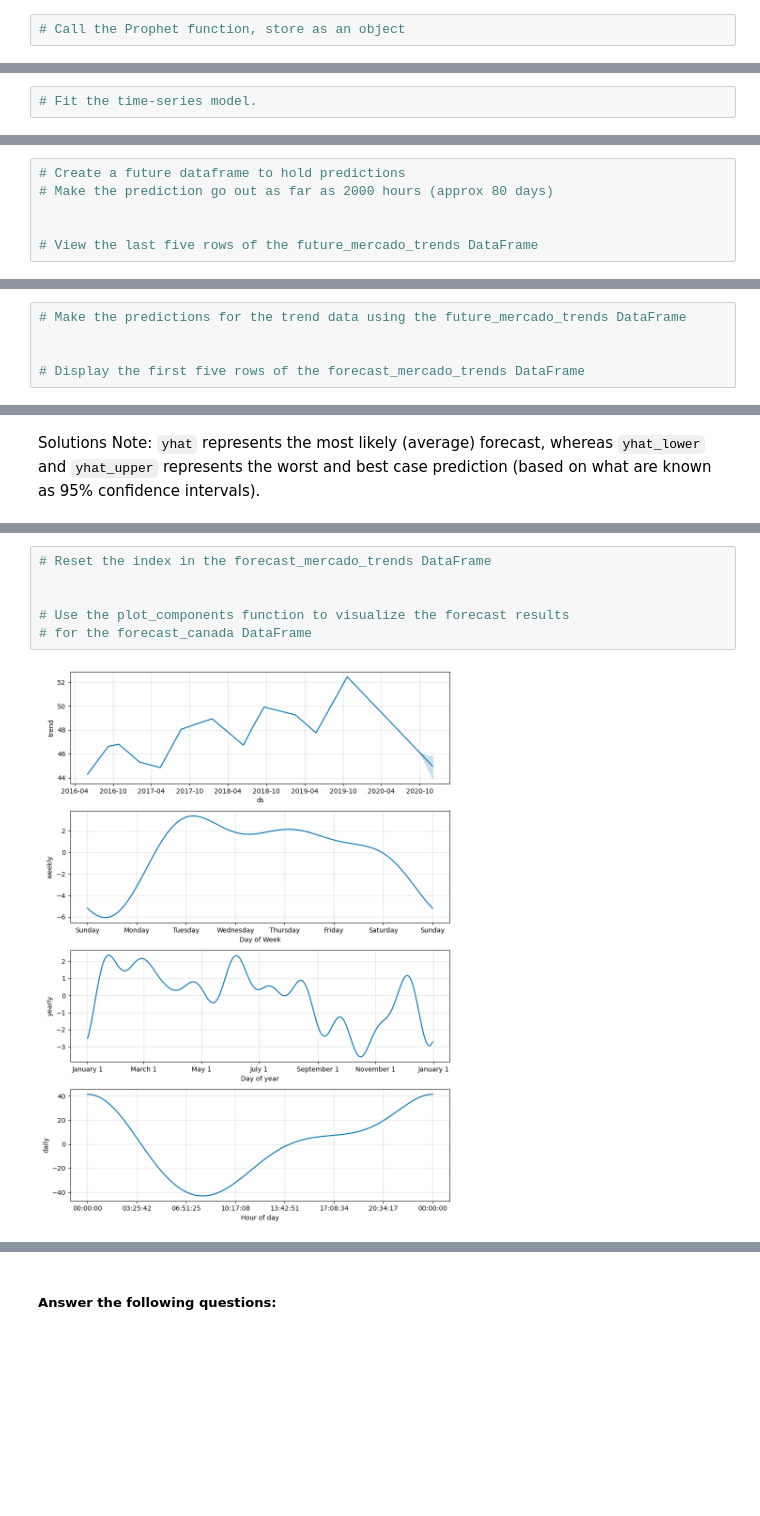
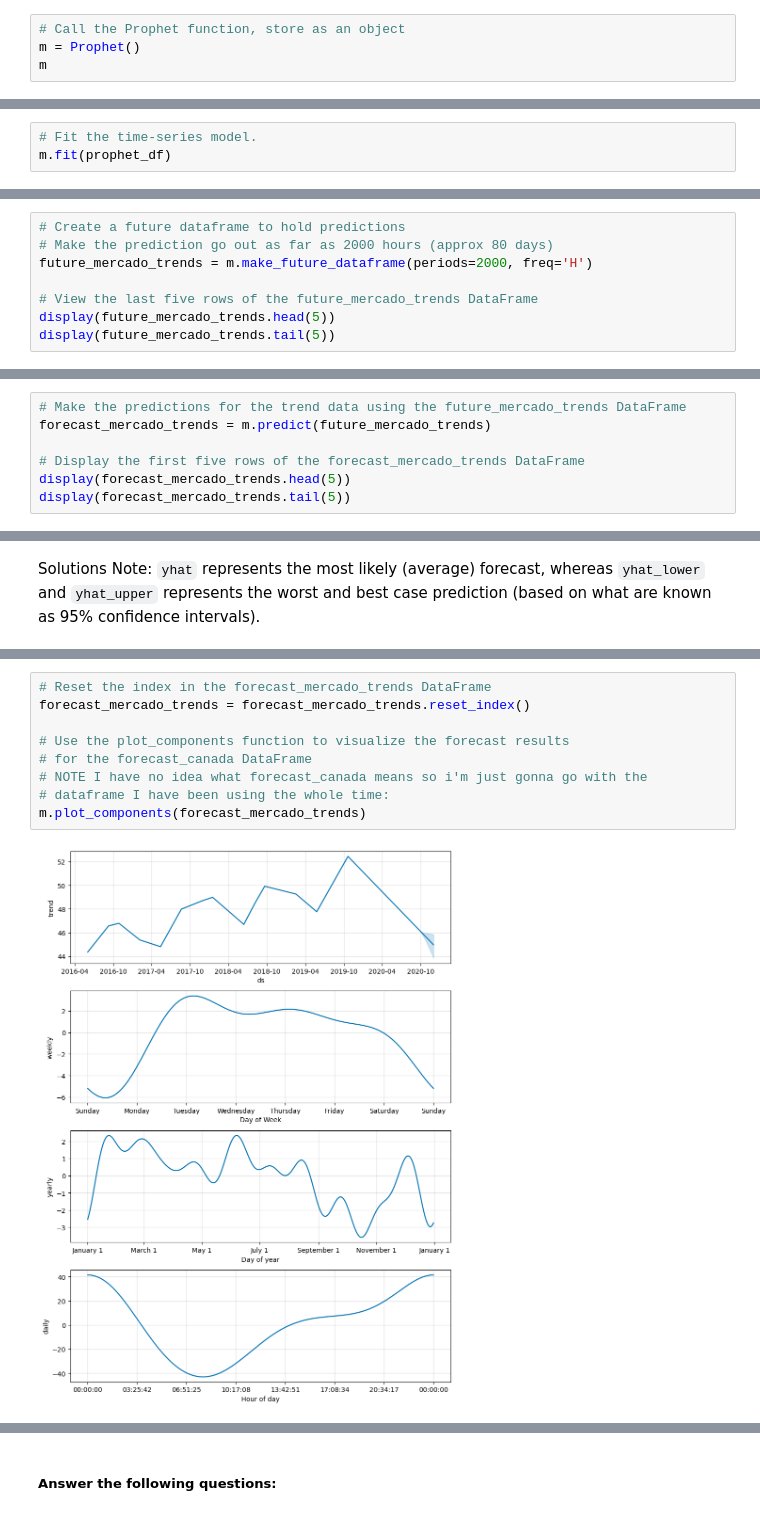
Before and after one commit to BrandonWelsh/prophet-challenge, a Jupyter notebook: forecasting_net_prophet.ipynb, the cells around one changed output, grey strips where cells are left out. Drawn from its saved outputs; the diff is of its cells as text; blank space fills up the shorter version.

```diff
--- a/forecasting_net_prophet.ipynb
+++ b/forecasting_net_prophet.ipynb
@@ -430,8 +435,11 @@ Now, you need to produce a time series model that analyzes and forecasts pattern
 | 37105 | 2020-09-08 00:00:00 | 96 |
 # %%
 # Call the Prophet function, store as an object
+m = Prophet()
+m
 # %% [output]
 <prophet.forecaster.Prophet at 0x...>
 # %%
 # Fit the time-series model.
+m.fit(prophet_df)
 # %% [output]
@@ -441,8 +449,10 @@ Now, you need to produce a time series model that analyzes and forecasts pattern
 # %%
 # Create a future dataframe to hold predictions
 # Make the prediction go out as far as 2000 hours (approx 80 days)
-
+future_mercado_trends = m.make_future_dataframe(periods=2000, freq='H')
 
 # View the last five rows of the future_mercado_trends DataFrame
+display(future_mercado_trends.head(5))
+display(future_mercado_trends.tail(5))
 # %% [output]
 |  | ds |
@@ -454,7 +470,9 @@ Now, you need to produce a time series model that analyzes and forecasts pattern
 # %%
 # Make the predictions for the trend data using the future_mercado_trends DataFrame
-
+forecast_mercado_trends = m.predict(future_mercado_trends)
 
 # Display the first five rows of the forecast_mercado_trends DataFrame
+display(forecast_mercado_trends.head(5))
+display(forecast_mercado_trends.tail(5))
 # %% [output]
 |  | ds | trend | yhat_lower | yhat_upper | trend_lower | trend_upper | additive_terms | ... |
@@ -509,8 +543,11 @@ Solutions Note: `yhat` represents the most likely (average) forecast, whereas `y
 # %%
 # Reset the index in the forecast_mercado_trends DataFrame
-
+forecast_mercado_trends = forecast_mercado_trends.reset_index()
 
 # Use the plot_components function to visualize the forecast results
 # for the forecast_canada DataFrame
+# NOTE I have no idea what forecast_canada means so i'm just gonna go with the
+# dataframe I have been using the whole time:
+m.plot_components(forecast_mercado_trends)
 # %% [output]
-[figure, old version]
+[figure, new version]
```
Also changed, not shown: parts of 17 cells of this notebook, 1 other file.
